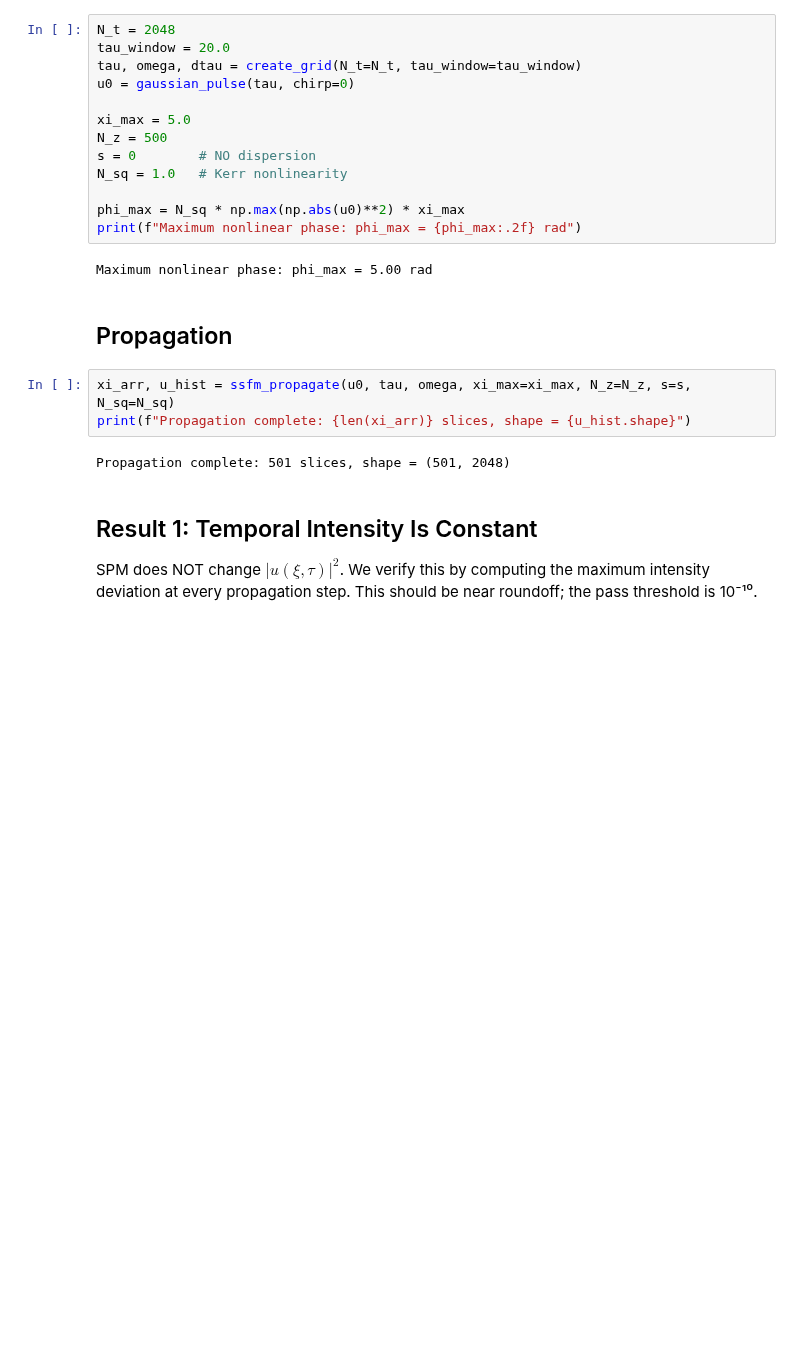
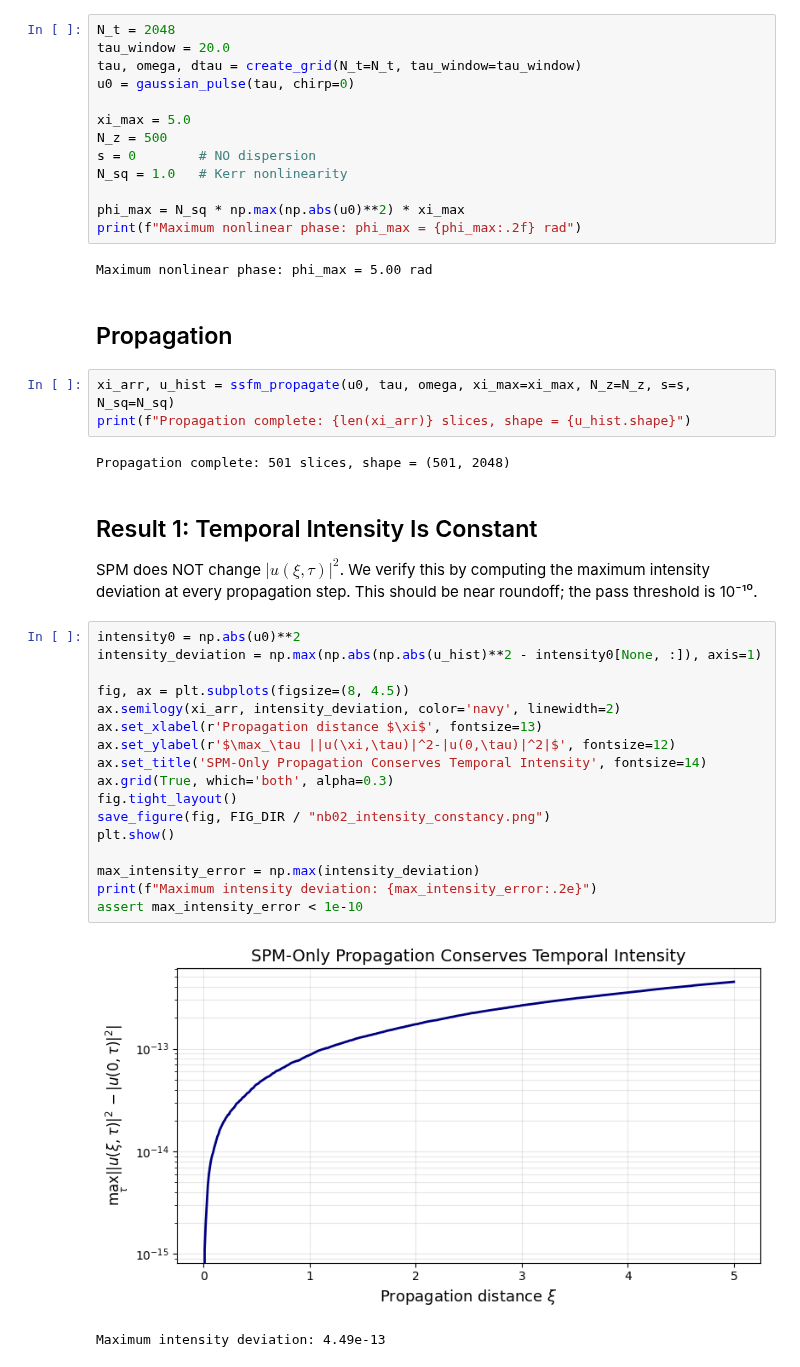
Before and after one commit to abbas-ahmad-cowlar/split-step-fourier-nlse, a Jupyter notebook: notebooks/02_spm.ipynb, the cells around one changed output. Cells and saved outputs as stored; diff of their text form; blank space fills up the shorter version.

Commit message:
Save 02 spm figure output

```diff
--- a/notebooks/02_spm.ipynb
+++ b/notebooks/02_spm.ipynb
@@ -110,3 +110,23 @@ Propagation complete: 501 slices, shape = (501, 2048)
 
 SPM does NOT change $|u(\xi,\tau)|^2$. We verify this by computing the maximum intensity
 deviation at every propagation step. This should be near roundoff; the pass threshold is 10⁻¹⁰.
+# %%
+intensity0 = np.abs(u0)**2
+intensity_deviation = np.max(np.abs(np.abs(u_hist)**2 - intensity0[None, :]), axis=1)
+
+fig, ax = plt.subplots(figsize=(8, 4.5))
+ax.semilogy(xi_arr, intensity_deviation, color='navy', linewidth=2)
+ax.set_xlabel(r'Propagation distance $\xi$', fontsize=13)
+ax.set_ylabel(r'$\max_\tau ||u(\xi,\tau)|^2-|u(0,\tau)|^2|$', fontsize=12)
+ax.set_title('SPM-Only Propagation Conserves Temporal Intensity', fontsize=14)
+ax.grid(True, which='both', alpha=0.3)
+fig.tight_layout()
+save_figure(fig, FIG_DIR / "nb02_intensity_constancy.png")
+plt.show()
+
+max_intensity_error = np.max(intensity_deviation)
+print(f"Maximum intensity deviation: {max_intensity_error:.2e}")
+assert max_intensity_error < 1e-10
+# %% [output]
+[figure, added]
+Maximum intensity deviation: 4.49e-13
```
